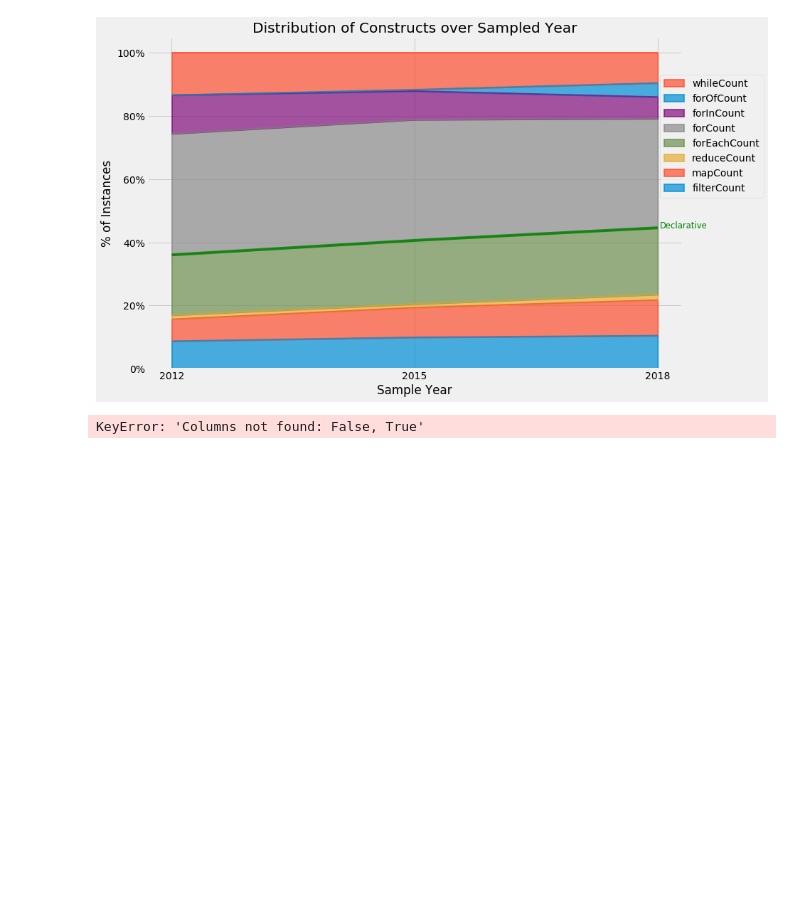
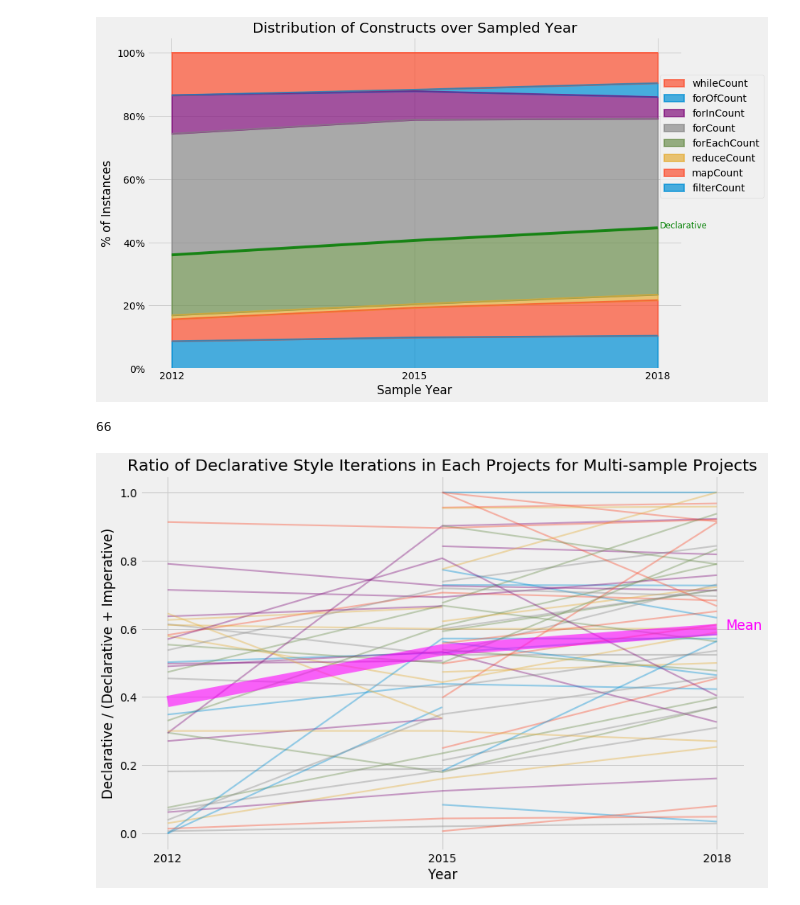
Before and after one commit to Luftzig/js-analyzer, a Jupyter notebook: results/graphs/Graphs.ipynb, the cells around one changed output. Saved outputs shown, nothing was run; the diff lists cells and outputs as text; code cells hidden in the pictures; blank space fills up the shorter version.

Commit message:
Another graph, timed reading at 30 minutes

```diff
--- a/results/graphs/Graphs.ipynb
+++ b/results/graphs/Graphs.ipynb
@@ -362,9 +362,46 @@ percentage_constructs
 | 1 | 0.099580 | 0.094060 | 0.011344 | 0.201038 | 0.382066 | 0.090279 | 0.004582 | 0.117051 |
 | 2 | 0.105055 | 0.112449 | 0.017592 | 0.210742 | 0.345428 | 0.068497 | 0.044061 | 0.096177 |
 [figure]
-# %%
-by_project_year = years_2012_2018.groupby(["projectName", "year"]).sum()
-by_project = years_2012_2018.groupby(("projectName"))
-by_project[by_project.year.nunique() > 1]
-# %% [output]
-KeyError: 'Columns not found: False, True'
+# %%
+# Group by year and project
+by_project_year = years_2012_2018.groupby(["projectName", "year"]).sum()
+
+# Aggregate declarative and imperative togather
+by_project_year["controlCount"] = by_project_year[decl_metrics + impe_metrics].sum(axis="columns")
+by_project_year["declarativeCount"] = by_project_year[decl_metrics].sum(axis="columns")
+by_project_year["imperativeCount"] = by_project_year[impe_metrics].sum(axis="columns")
+by_project_year["declarativePerLoC"] = by_project_year["declarativeCount"].divide(by_project_year["linesOfCode"])
+by_project_year["imperativePerLoC"] = by_project_year["imperativeCount"].divide(by_project_year["linesOfCode"])
+by_project_year["declarativeRatio"] = by_project_year["declarativeCount"].divide(by_project_year["controlCount"])
+
+by_project = years_2012_2018.groupby("projectName").nunique()
+projects_with_more_than_1_sample = by_project[by_project["year"] > 1].index
+projects_with_1_sample = by_project[by_project["year"] == 1].index
+single_sample_projects = by_project_year[by_project_year.index.get_level_values("projectName").isin(projects_with_1_sample)]
+multi_sample_projects = by_project_year[~by_project_year.index.get_level_values("projectName").isin(projects_with_1_sample)]
+
+# Declarative Ratio for multi sample projects
+declarative_ratio_multi_sample = multi_sample_projects["declarativeRatio"].unstack().T
+axms = declarative_ratio_multi_sample.reindex().plot(
+    title="Ratio of Declarative Style Iterations in Each Projects for Multi-sample Projects",
+    linewidth=2,
+    legend=False,
+    alpha=0.4,
+    xticks=declarative_ratio_multi_sample.reindex().index
+)
+axms.set_xlabel("Year")
+axms.set_ylabel("Declarative / (Declarative + Imperative)")
+axms.plot(declarative_ratio_multi_sample.reindex().index,
+        multi_sample_projects["declarativeRatio"].unstack().mean(),
+        color="magenta",
+        alpha=0.6,
+        linewidth=14,
+       )
+axms.text(2018.1,
+         multi_sample_projects["declarativeRatio"].unstack().mean().tail(1),
+         "Mean",
+         color="magenta",
+         size="large")
+# %% [output]
+66
+[figure, added]
```
Also changed, not shown: 2 other files.
